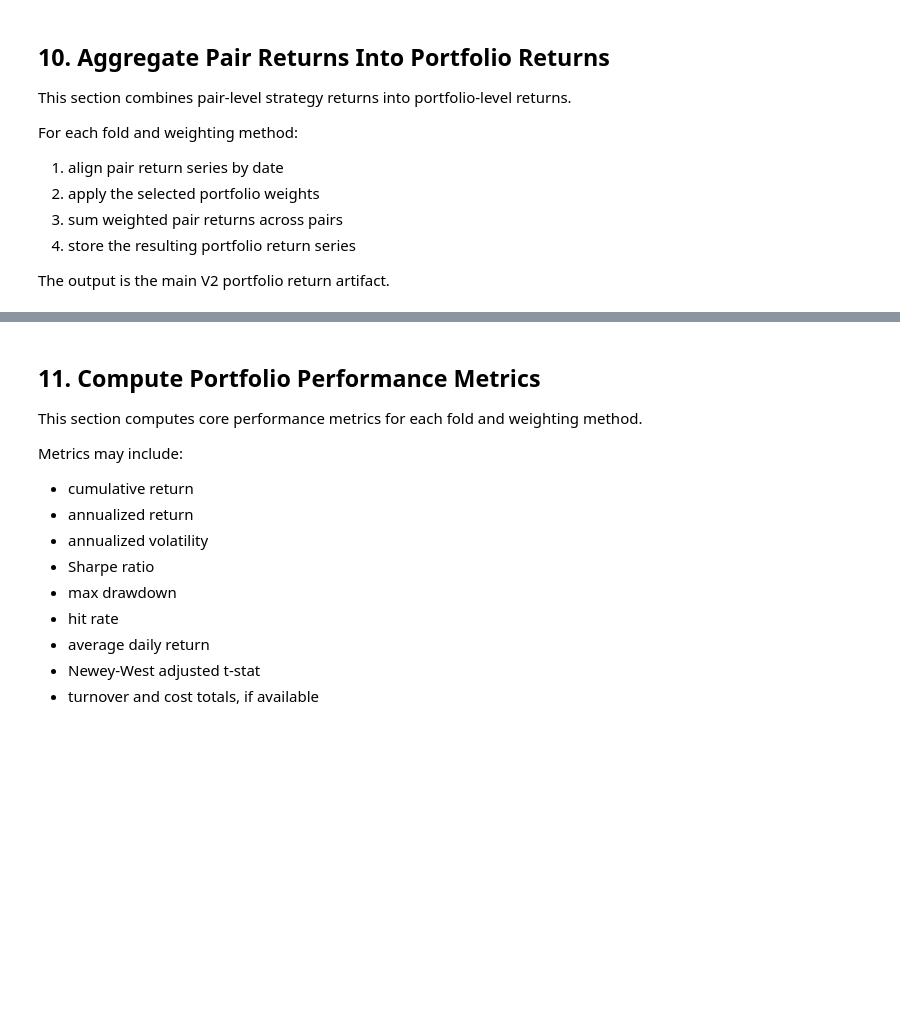
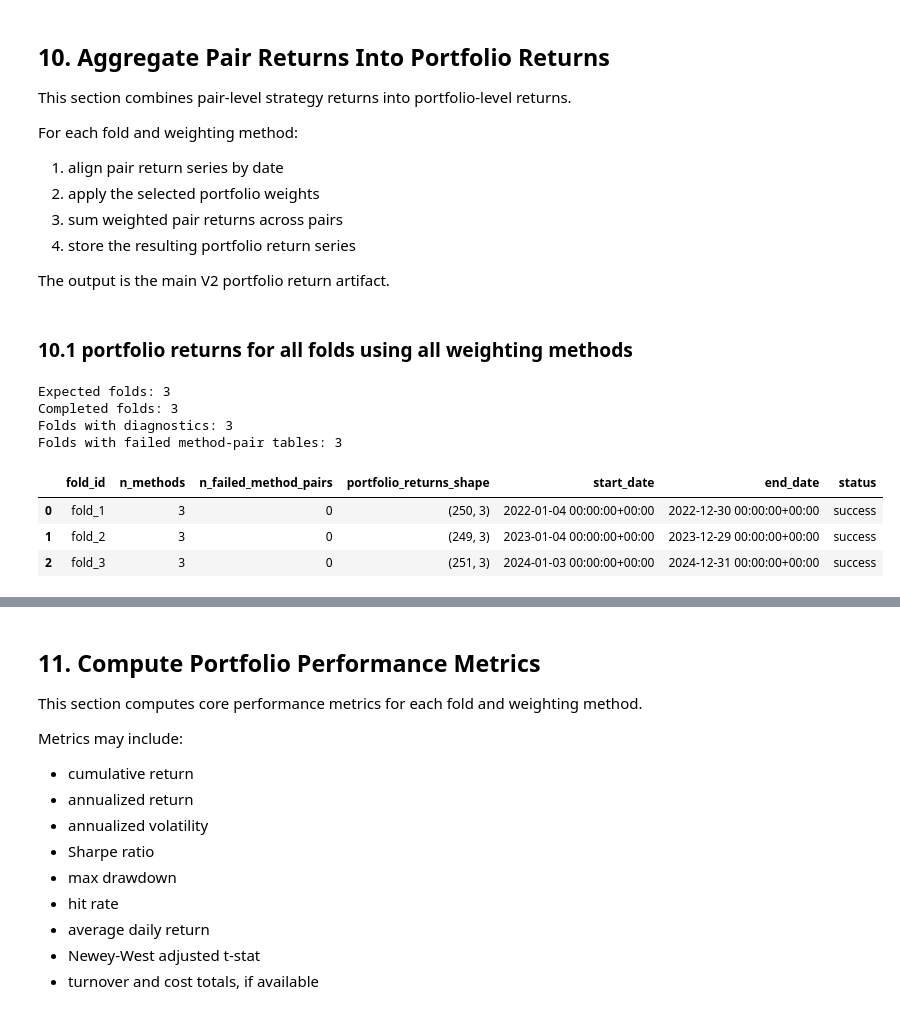
Before and after one commit to aditiseshadricodes/QuantProjects, a Jupyter notebook: pairs-trading-ai-tech/notebooks/03_portfolio_backtest_v2.ipynb, the cells around one changed output, grey strips where cells are left out. Cells and saved outputs as stored; diff of their text form; code cells hidden in the pictures; blank space fills up the shorter version.

```diff
--- a/pairs-trading-ai-tech/notebooks/03_portfolio_backtest_v2.ipynb
+++ b/pairs-trading-ai-tech/notebooks/03_portfolio_backtest_v2.ipynb
@@ -1017,0 +860,2 @@ for method in weight_methods:
+# %% [markdown]
+### 10.1 portfolio returns for all folds using all weighting methods
@@ -1017,0 +955,16 @@ for method in weight_methods:
+# %%
+print("Expected folds:", len(fold_ids))
+print("Completed folds:", len(portfolio_returns_by_fold))
+print("Folds with diagnostics:", len(method_diagnostics_by_fold))
+print("Folds with failed method-pair tables:", len(failed_method_pairs_by_fold))
+
+portfolio_construction_summary_df
+# %% [output]
+Expected folds: 3
+Completed folds: 3
+Folds with diagnostics: 3
+Folds with failed method-pair tables: 3
+|  | fold_id | n_methods | n_failed_method_pairs | portfolio_returns_shape | start_date | end_date | status |
+| 0 | fold_1 | 3 | 0 | (250, 3) | 2022-01-04 00:00:00+00:00 | 2022-12-30 00:00:00+00:00 | success |
+| 1 | fold_2 | 3 | 0 | (249, 3) | 2023-01-04 00:00:00+00:00 | 2023-12-29 00:00:00+00:00 | success |
+| 2 | fold_3 | 3 | 0 | (251, 3) | 2024-01-03 00:00:00+00:00 | 2024-12-31 00:00:00+00:00 | success |
```
Also changed, not shown: parts of 14 cells of this notebook, 1 other file.
